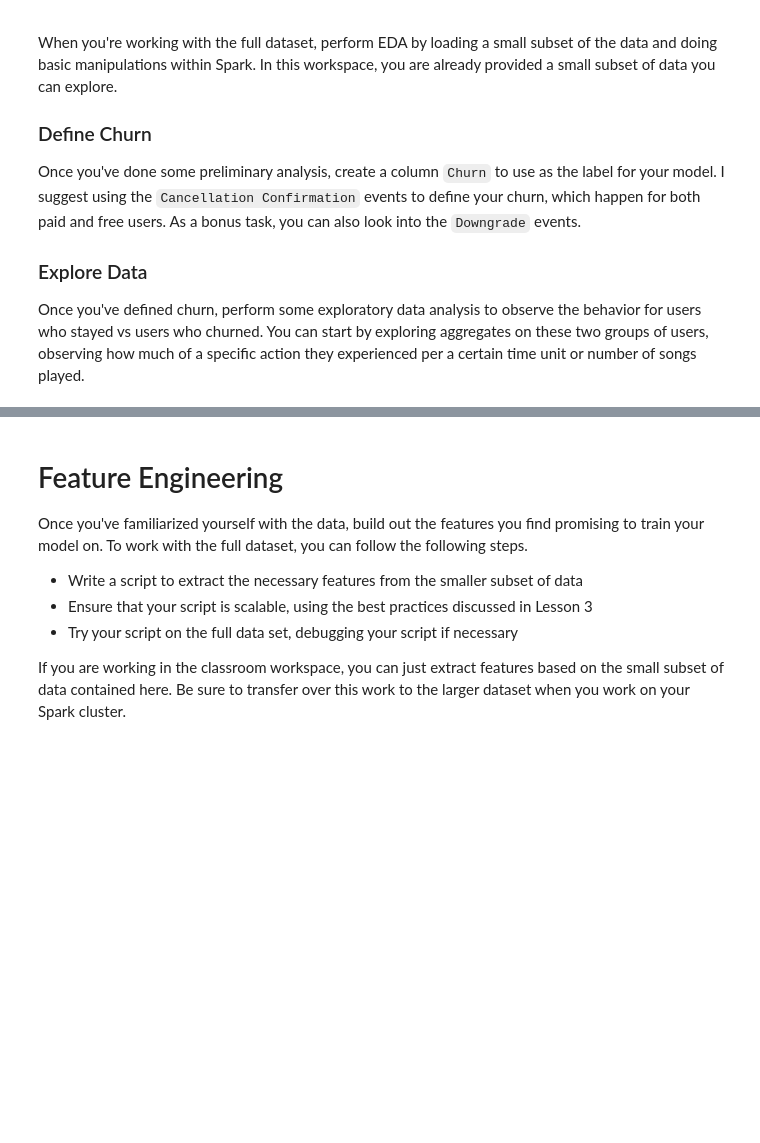
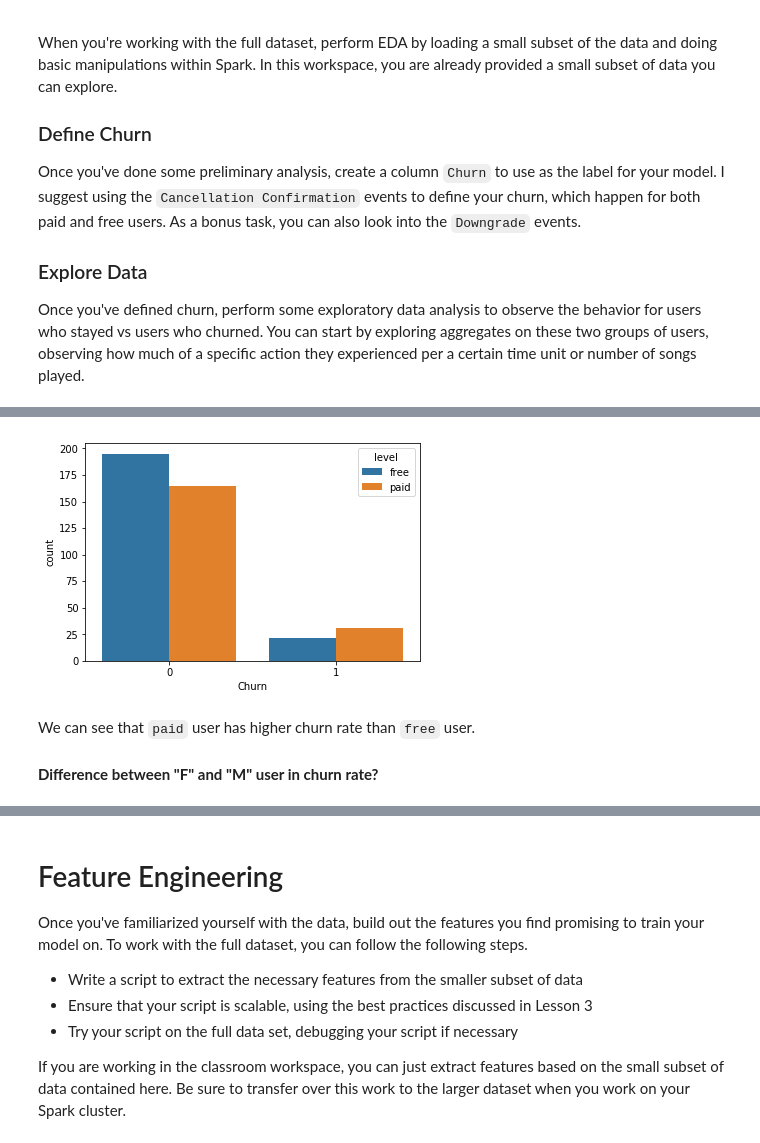
Before and after one commit to dhuy237/sparkify, a Jupyter notebook: Sparkify.ipynb, the cells around one changed output, grey strips where cells are left out. Saved outputs shown, nothing was run; the diff lists cells and outputs as text; code cells hidden in the pictures; blank space fills up the shorter version.

```diff
--- a/Sparkify.ipynb
+++ b/Sparkify.ipynb
@@ -171,0 +323,9 @@ Once you've defined churn, perform some exploratory data analysis to observe the
+# %%
+df_pd_churn = df_level.select('level', "Churn").toPandas()
+ax = sns.countplot(x='Churn', hue='level', data=df_pd_churn)
+# %% [output]
+[figure, added]
+# %% [markdown]
+We can see that `paid` user has higher churn rate than `free` user.
+# %% [markdown]
+**Difference between "F" and "M" user in churn rate?**
```
Also changed, not shown: parts of 64 cells of this notebook.
